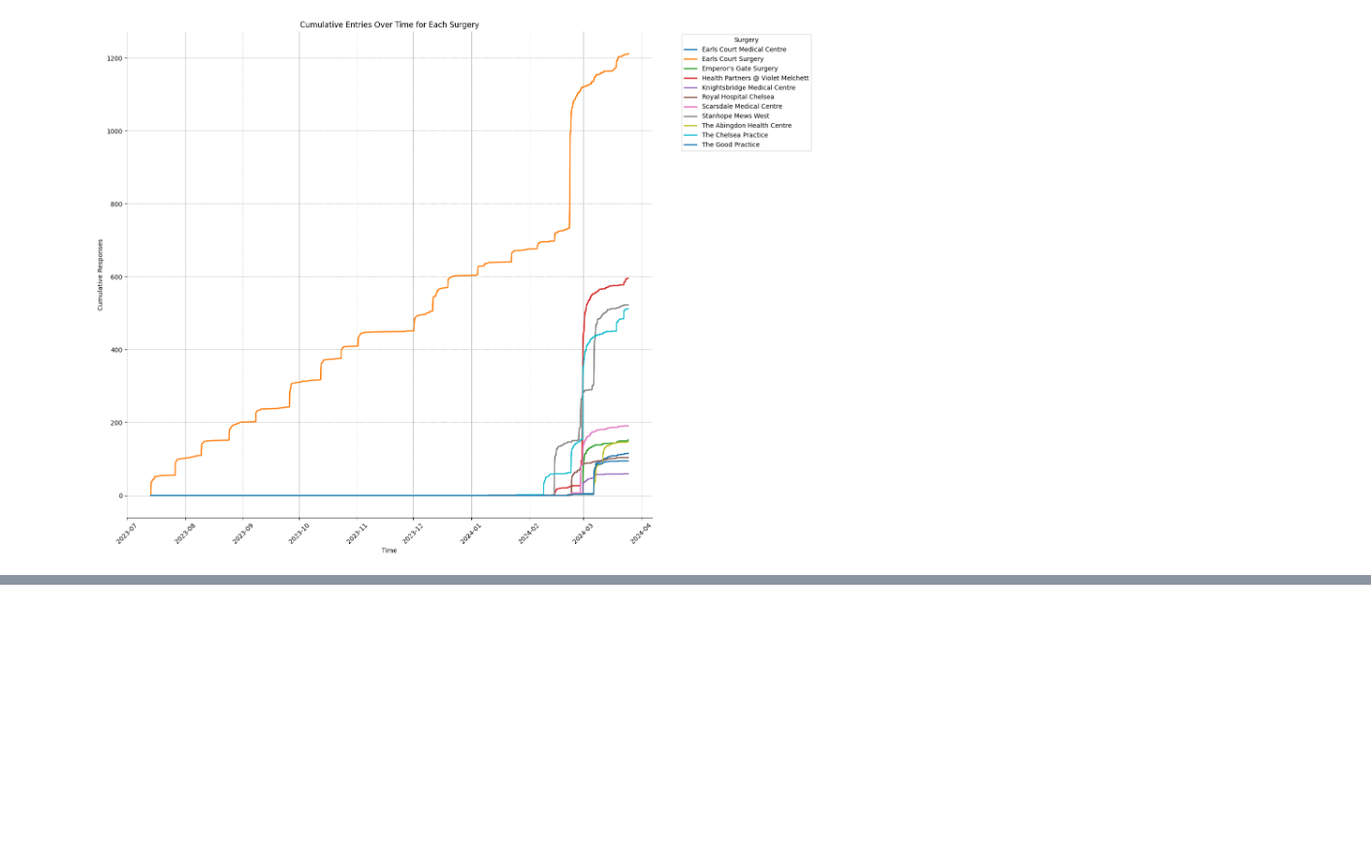
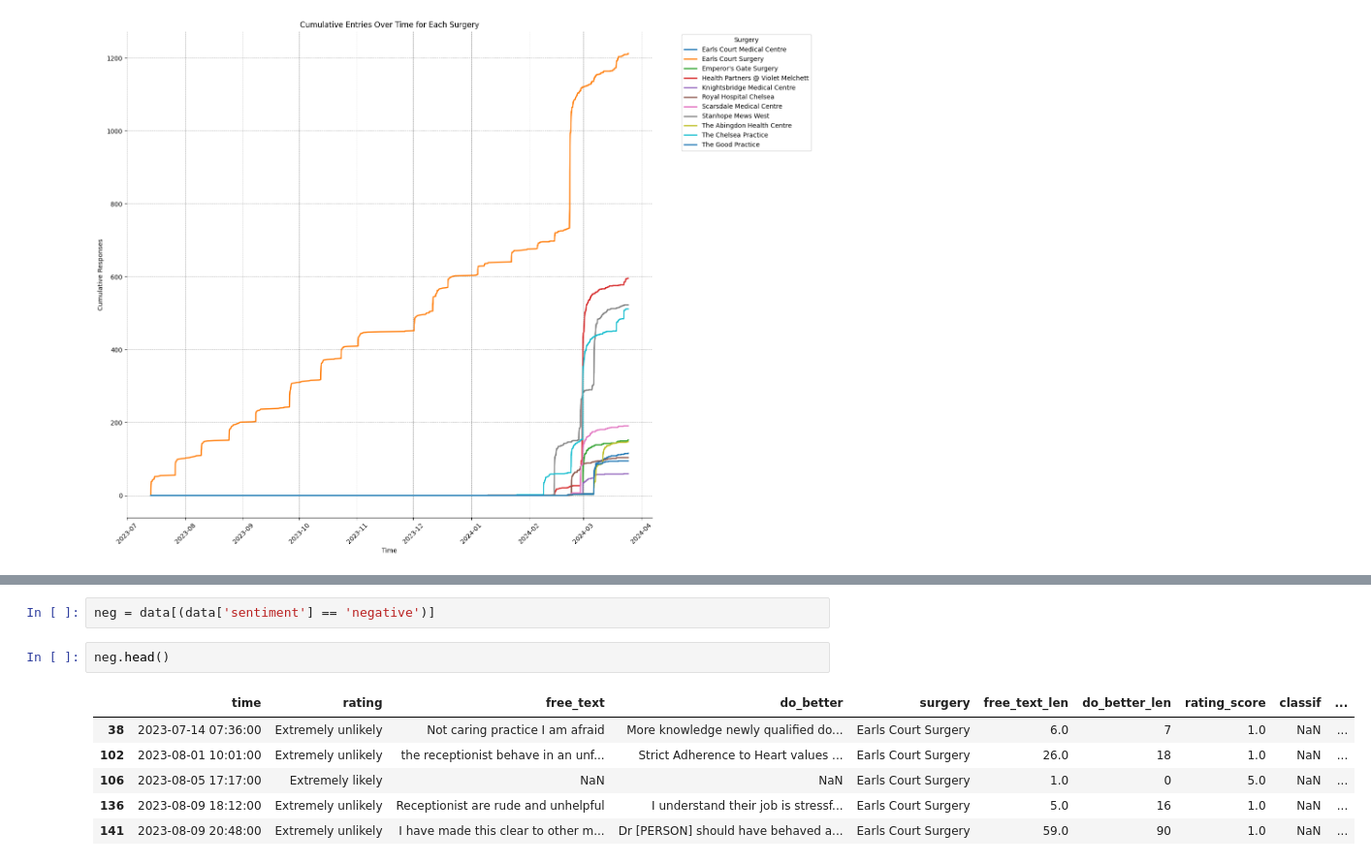
Before and after one commit to janduplessis883/friends-and-family-test-analysis, a Jupyter notebook: notebooks/Untitled1.ipynb, the cells around one changed output, grey strips where cells are left out. Shown at 97% size. Cells and saved outputs as stored; diff of their text form; blank space fills up the shorter version.

```diff
--- a/notebooks/Untitled1.ipynb
+++ b/notebooks/Untitled1.ipynb
@@ -420,0 +466,11 @@ plt.show()
+# %%
+neg = data[(data['sentiment'] == 'negative')]
+# %%
+neg.head()
+# %% [output]
+|  | time | rating | free_text | do_better | surgery | free_text_len | do_better_len | rating_score | classif | ... |
+| 38 | 2023-07-14 07:36:00 | Extremely unlikely | Not caring practice I am afraid | More knowledge newly qualified do... | Earls Court Surgery | 6.0 | 7 | 1.0 | NaN | ... |
+| 102 | 2023-08-01 10:01:00 | Extremely unlikely | the receptionist behave in an unf... | Strict Adherence to Heart values ... | Earls Court Surgery | 26.0 | 18 | 1.0 | NaN | ... |
+| 106 | 2023-08-05 17:17:00 | Extremely likely | NaN | NaN | Earls Court Surgery | 1.0 | 0 | 5.0 | NaN | ... |
+| 136 | 2023-08-09 18:12:00 | Extremely unlikely | Receptionist are rude and unhelpful | I understand their job is stressf... | Earls Court Surgery | 5.0 | 16 | 1.0 | NaN | ... |
+| 141 | 2023-08-09 20:48:00 | Extremely unlikely | I have made this clear to other m... | Dr [PERSON] should have behaved a... | Earls Court Surgery | 59.0 | 90 | 1.0 | NaN | ... |
```
Also changed, not shown: parts of 8 cells of this notebook, 1 other file.
